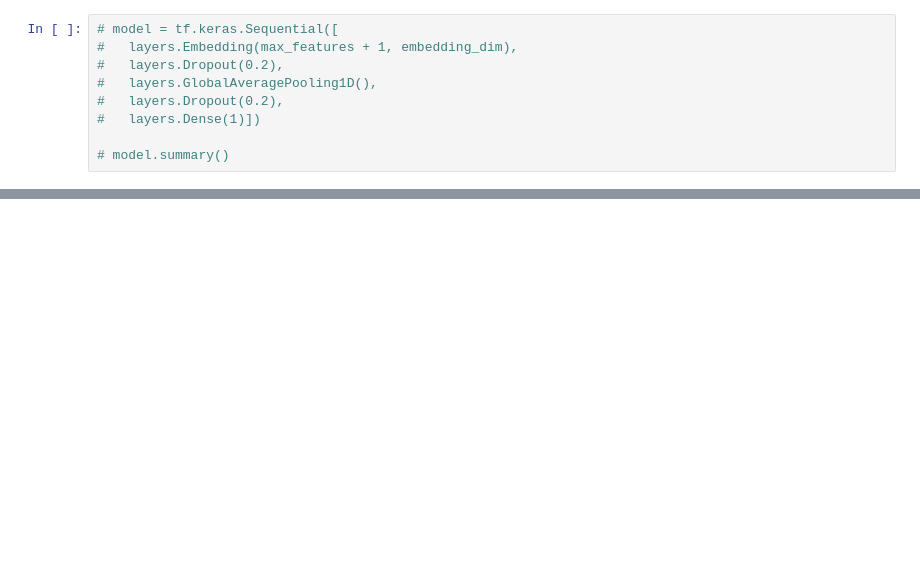
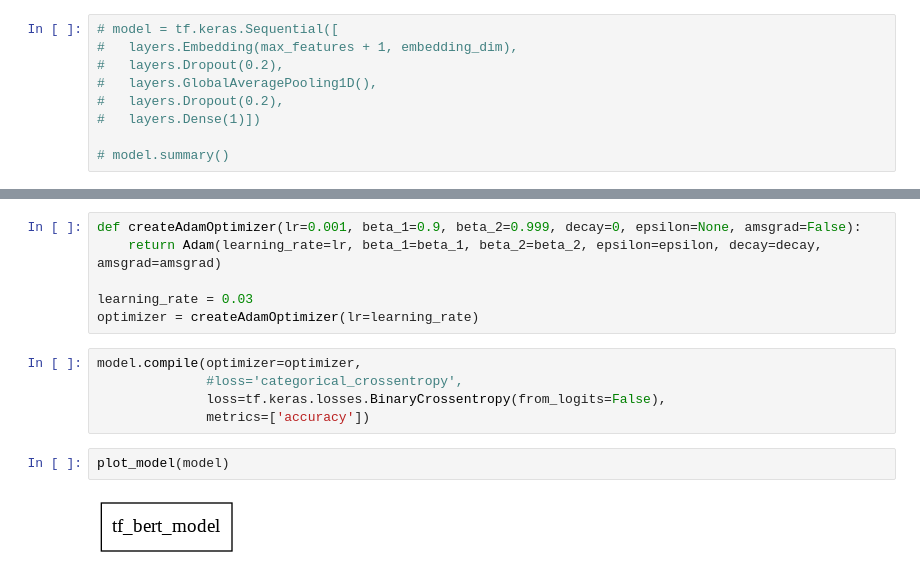
Before and after one commit to chararchter/intent-detection, a Jupyter notebook: intent_detection.ipynb, the cells around one changed output, grey strips where cells are left out. Saved outputs shown, nothing was run; the diff lists cells and outputs as text; blank space fills up the shorter version.

Commit message:
Added a basic classifier model and optimizer

```diff
--- a/intent_detection.ipynb
+++ b/intent_detection.ipynb
@@ -250,0 +305,15 @@ embedding_dim = 16
+# %%
+def createAdamOptimizer(lr=0.001, beta_1=0.9, beta_2=0.999, decay=0, epsilon=None, amsgrad=False):
+    return Adam(learning_rate=lr, beta_1=beta_1, beta_2=beta_2, epsilon=epsilon, decay=decay, amsgrad=amsgrad)
+
+learning_rate = 0.03
+optimizer = createAdamOptimizer(lr=learning_rate)
+# %%
+model.compile(optimizer=optimizer,
+              #loss='categorical_crossentropy',
+              loss=tf.keras.losses.BinaryCrossentropy(from_logits=False),
+              metrics=['accuracy'])
+# %%
+plot_model(model)
+# %% [output]
+[figure, added]
```
Also changed, not shown: parts of 19 cells of this notebook.
